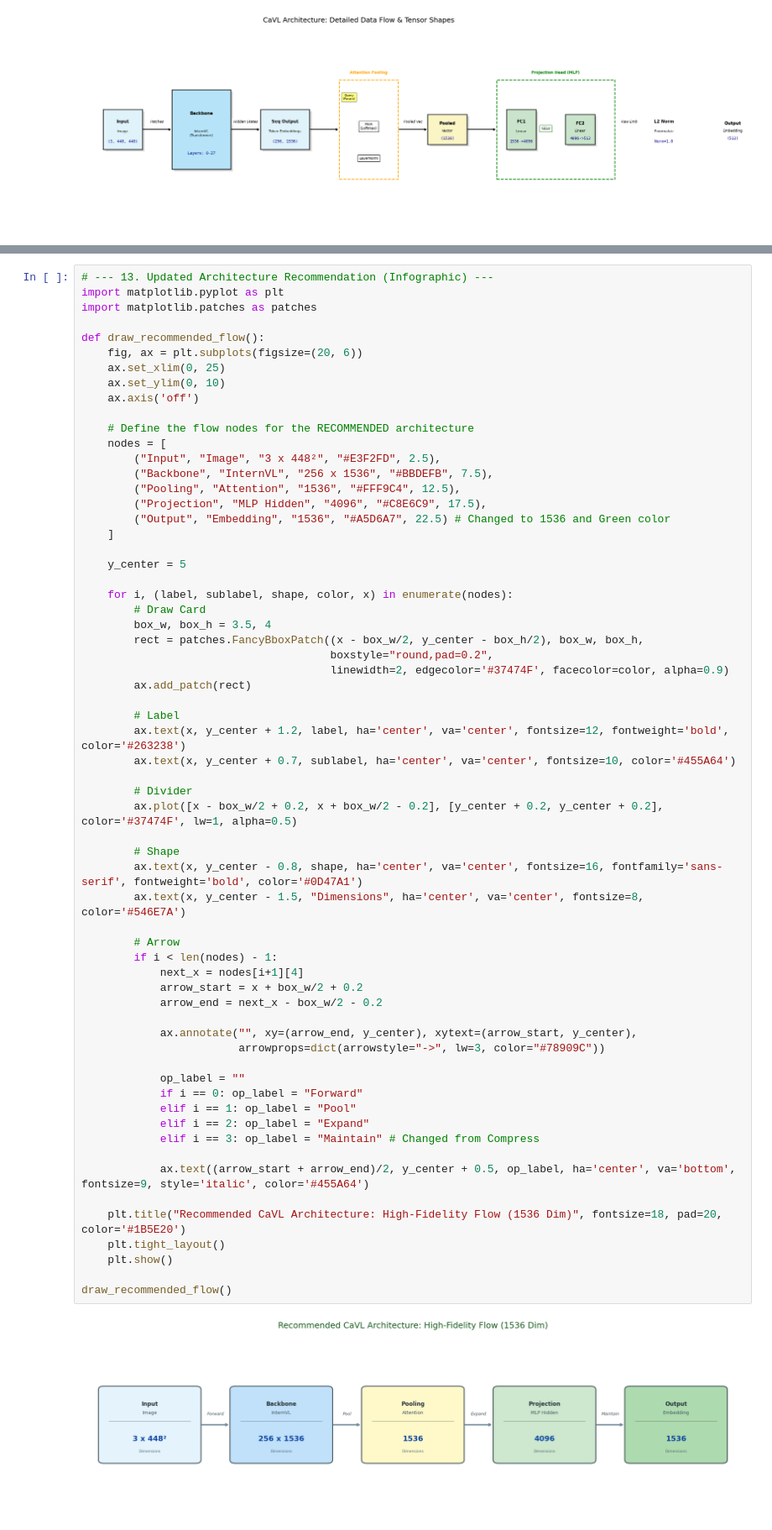
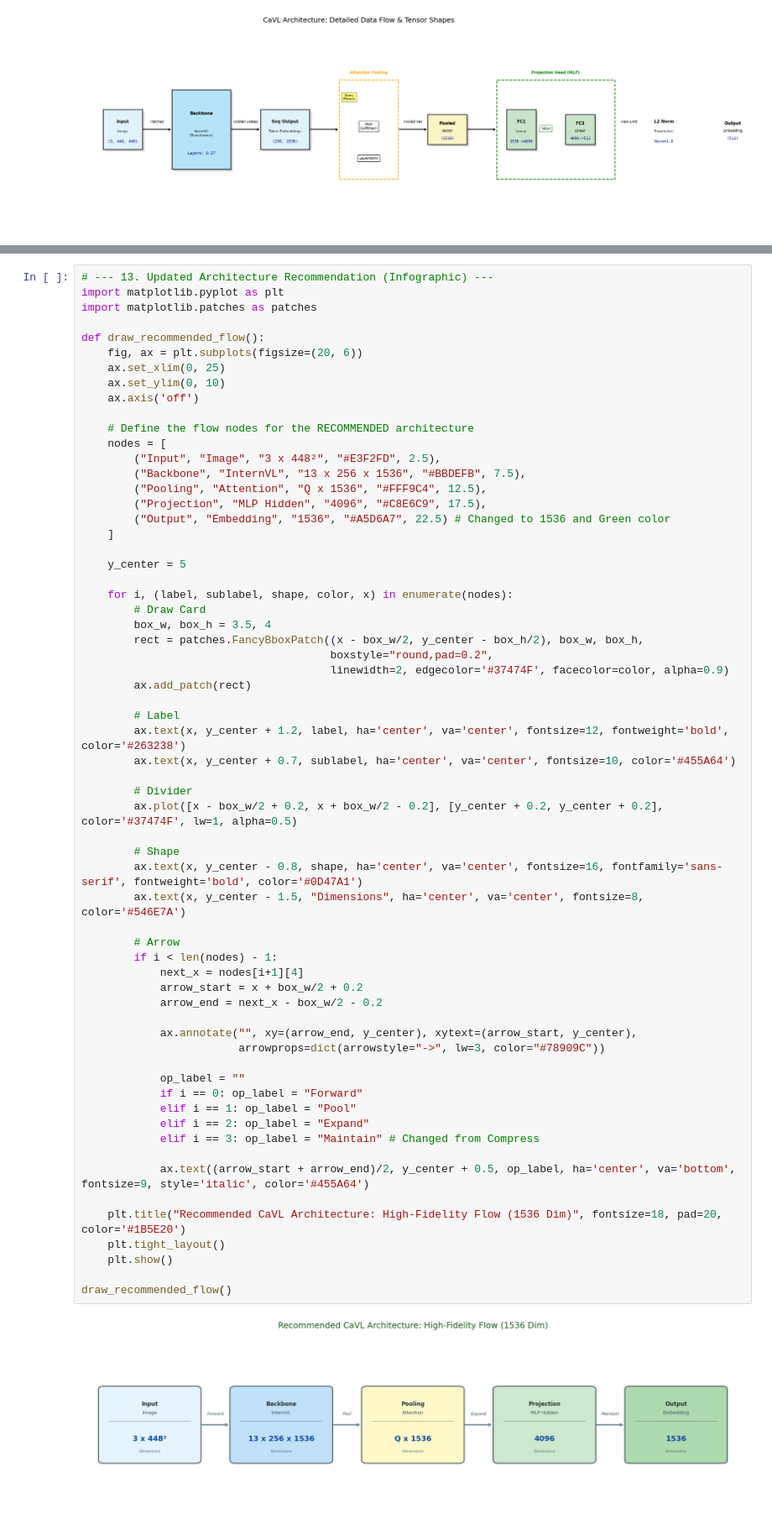
Before and after one commit to jpcosta90/CaVL-Doc, a Jupyter notebook: analysis/01_architecture_analysis.ipynb, the cells around one changed output, grey strips where cells are left out. Shown at 84% size. Cells and saved outputs as stored; diff of their text form.

```diff
--- a/analysis/01_architecture_analysis.ipynb
+++ b/analysis/01_architecture_analysis.ipynb
@@ -1192,8 +1192,8 @@ def draw_recommended_flow():
     # Define the flow nodes for the RECOMMENDED architecture
     nodes = [
         ("Input", "Image", "3 x 448²", "#E3F2FD", 2.5),
-        ("Backbone", "InternVL", "256 x 1536", "#BBDEFB", 7.5),
-        ("Pooling", "Attention", "1536", "#FFF9C4", 12.5),
+        ("Backbone", "InternVL", "13 x 256 x 1536", "#BBDEFB", 7.5),
+        ("Pooling", "Attention", "Q x 1536", "#FFF9C4", 12.5),
         ("Projection", "MLP Hidden", "4096", "#C8E6C9", 17.5),
         ("Output", "Embedding", "1536", "#A5D6A7", 22.5) # Changed to 1536 and Green color
     ]
@@ -1215,31 +1215,31 @@ def draw_recommended_flow():
         # Divider
         ax.plot([x - box_w/2 + 0.2, x + box_w/2 - 0.2], [y_center + 0.2, y_center + 0.2], color='#37474F', lw=1, alpha=0.5)
 
         # Shape
         ax.text(x, y_center - 0.8, shape, ha='center', va='center', fontsize=16, fontfamily='sans-serif', fontweight='bold', color='#0D47A1')
         ax.text(x, y_center - 1.5, "Dimensions", ha='center', va='center', fontsize=8, color='#546E7A')
 
         # Arrow
         if i < len(nodes) - 1:
             next_x = nodes[i+1][4]
             arrow_start = x + box_w/2 + 0.2
             arrow_end = next_x - box_w/2 - 0.2
 
             ax.annotate("", xy=(arrow_end, y_center), xytext=(arrow_start, y_center),
                         arrowprops=dict(arrowstyle="->", lw=3, color="#78909C"))
 
             op_label = ""
             if i == 0: op_label = "Forward"
             elif i == 1: op_label = "Pool"
             elif i == 2: op_label = "Expand"
             elif i == 3: op_label = "Maintain" # Changed from Compress
 
             ax.text((arrow_start + arrow_end)/2, y_center + 0.5, op_label, ha='center', va='bottom', fontsize=9, style='italic', color='#455A64')
 
     plt.title("Recommended CaVL Architecture: High-Fidelity Flow (1536 Dim)", fontsize=18, pad=20, color='#1B5E20')
     plt.tight_layout()
     plt.show()
 
 draw_recommended_flow()
 # %% [output]
-[figure, old version]
+[figure, new version]
```
Also changed, not shown: parts of 1 cell of this notebook, 2 other files.
